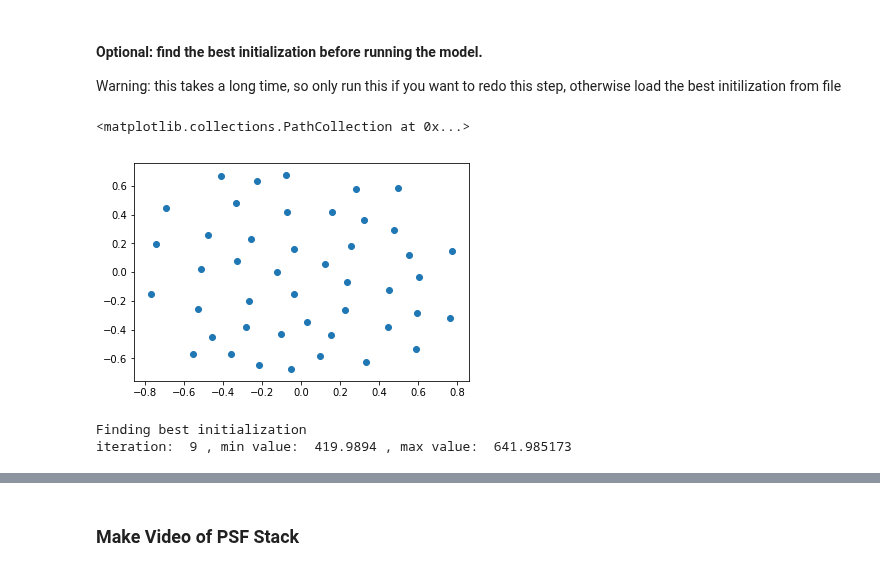
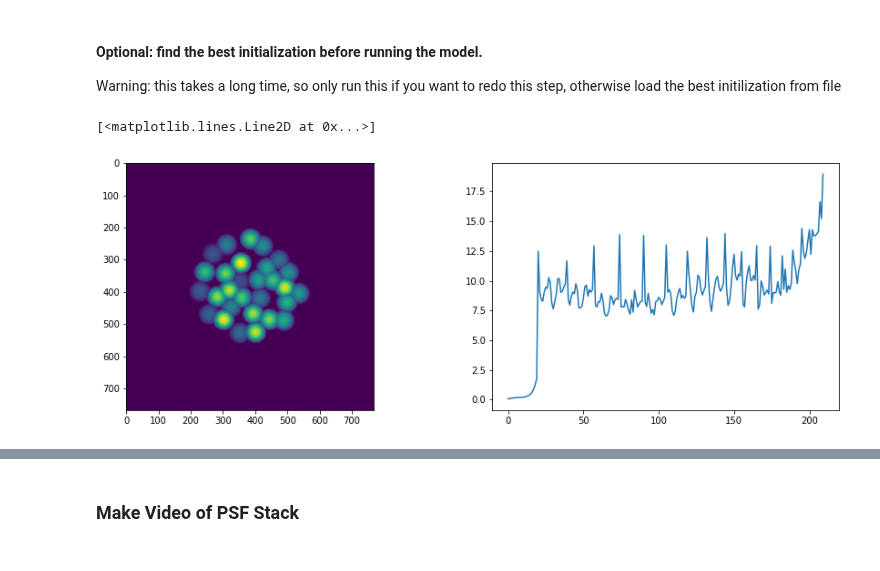
Before and after one commit to antipa/Randoscope_dev, a Jupyter notebook: RandoscopeXCorrMinTF-RadiusLearning.ipynb, the cells around one changed output, grey strips where cells are left out. Saved outputs shown, nothing was run; the diff lists cells and outputs as text; code cells hidden in the pictures.

```diff
--- a/RandoscopeXCorrMinTF-RadiusLearning.ipynb
+++ b/RandoscopeXCorrMinTF-RadiusLearning.ipynb
@@ -62,4 +62,4 @@ def distances(model, x,y):
 [ 0: piston, 1: tilt, 2: tilt, 3: astigmatism, 4: defocus, 5: astigmatism, 6: trefoil, 7: coma, 8: coma, 9: trefoil]
 # %%
 zernikes_index = []
-model = msu_model(target_res=0.004, aberrations = True, zernikes = zernikes_index)  # zsampling options: 'fixed' or 'uniform_random'
+model = msu_model(target_res=0.004, aberrations = True, zernikes = zernikes_index,psf_norm='l1',logsumparam=1e-2,cross_corr_norm='log_sum_exp',psf_scale=100.)  # zsampling options: 'fixed' or 'uniform_random'
@@ -72,23 +66,13 @@ it is empty
 # %% [markdown]
 #### Optional: find the best initialization before running the model.
 Warning: this takes a long time, so only run this if you want to redo this step, otherwise load the best initilization from file
-# %%
-xt,yt = tf_utils.bridson_poisson_N()
-plt.figure()
-plt.scatter(xt,yt)
-# %% [output]
-<matplotlib.collections.PathCollection at 0x...>
-[figure, removed]
 # %%
-find_best_init = True
+find_best_init = False
 if find_best_init  == True:
     print('Finding best initialization')
     tf_utils.find_best_initialization(model, num_trials = 10, save_results = True)
 
-load_init_from_file = True
+load_init_from_file = False
-# %% [output]
-Finding best initialization
-iteration:  9 , min value:  419.9894 , max value:  641.985173
 # %%
 def load_model_from_file(model, filename):
     loaded = scipy.io.loadmat(filename)
@@ -107,31 +91,34 @@ def load_model_from_file(model, filename):
 # Load initialization from file
 if load_init_from_file == True:
     print('loading initilization from file')
     file_best = '/media/hongdata/Kristina/MiniscopeData/best_init.mat'
     file_worst = '/media/hongdata/Kristina/MiniscopeData/worst_init.mat'
     model = load_model_from_file(model, file_best)
 
 # Save initial values for later comparison
 Rmat=model(0)
 R_init = Rmat
-Tinit,_,_=make_lenslet_tf_zern(model)
+Tinit,_,_= tf_utils.make_lenslet_tf_zern(model)
 
 xinit = tfe.Variable(tf.zeros(model.Nlenslets));       tf.assign(xinit, model.xpos)
 yinit = tfe.Variable(tf.zeros(model.Nlenslets));       tf.assign(yinit, model.ypos)
 rinit = tfe.Variable(tf.zeros(model.Nlenslets));       tf.assign(rinit, model.rlist)
 #offsetinit = tfe.Variable(tf.zeros(model.Nlenslets));  tf.assign(offsetinit, model.lenslet_offset)
 zerninit = tfe.Variable(tf.zeros((model.Nlenslets, model.numzern))); tf.assign(zerninit, model.zernlist)
 
 model_init = msu_model(target_res=0.004, aberrations = True, zernikes = zernikes_index)
 tf.assign(model_init.xpos, xinit)
 tf.assign(model_init.ypos, yinit)
 tf.assign(model_init.rlist, rinit)
 #tf.assign(model_init.lenslet_offset, offsetinit)
 tf.assign(model_init.zernlist, zerninit)
 Rmat_init = model_init(0)
 
 fig=plt.figure(figsize=(15,5))
 plt.subplot(1,2,1)
 plt.imshow(Tinit.numpy())
 plt.subplot(1,2,2)
 plt.plot(R_init.numpy())
+# %% [output]
+[<matplotlib.lines.Line2D at 0x...>]
+[figure, added]
```
Also changed, not shown: parts of 10 cells of this notebook, 2 other files.
